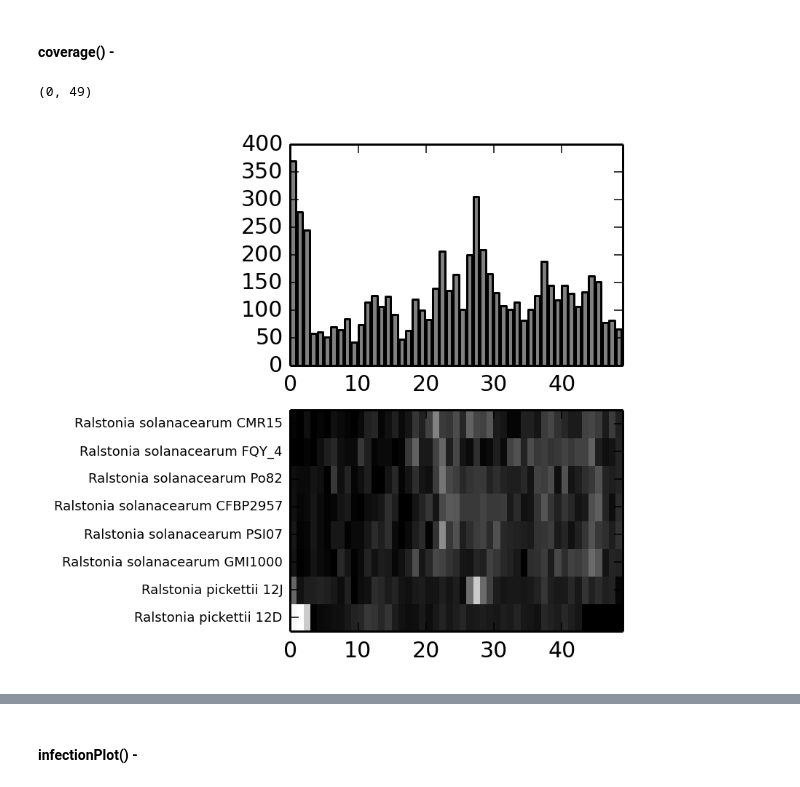
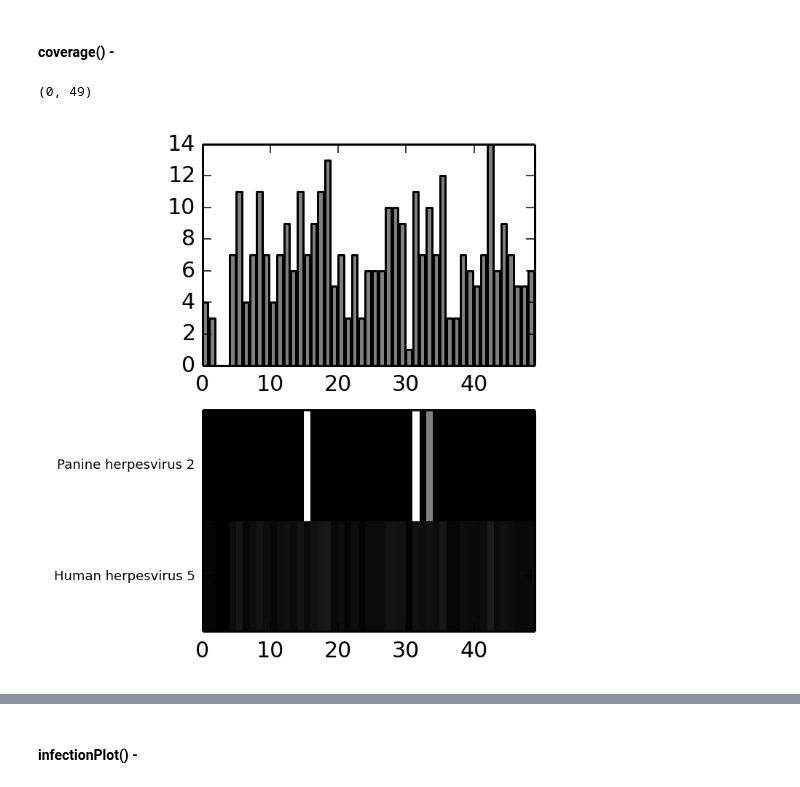
Before and after one commit to lmart999/CS229, a Jupyter notebook: ie_sql.ipynb, the cells around one changed output, grey strips where cells are left out. Cells and saved outputs as stored; diff of their text form; code cells hidden in the pictures.

```diff
--- a/ie_sql.ipynb
+++ b/ie_sql.ipynb
@@ -420,7 +436,7 @@ with_blast.head(5)
 # %% [markdown]
 #### patient_infection() -
 # %%
-patient='L17'
+patient='I6'
 taxID='10358' # 4930, 1743, 48736 110456
 taxID=int(taxID) # *** Change type --- passed as string, but int in dataframes ***
 # %%
@@ -623,8 +647,8 @@ tmp.tail(20)
 # %% [markdown]
 #### coverage() -
 # %%
-patient='L1'
-taxID='48736' # 1743, 48736
+# patient='L1'
+# taxID='48736' # 1743, 48736
 
 # All taxIDs identified under the parent taxID
 tax_table_taxID=sql.read_sql("select tax_id,tax_name,%s "
@@ -673,31 +697,31 @@ for tax_id_toquery in tax_to_gi.index:
     size_all_gis[tax_id_toquery]=gi_sizes.sum(axis=0)[0]
 
 # For each taxID, compute histogram of reads across GIs.
 nbins=50
 binNames=["Bin: %s"%i for i in list(range(nbins)) if i>0]
 df=pd.DataFrame(columns=binNames)
 for k in taxID_store.keys():
     bins=np.linspace(1,np.max(taxID_store[k]),nbins)
     bins=np.linspace(1,size_all_gis[k],nbins)
     hist_vals=np.histogram(taxID_store[k],bins=bins)
     df.loc[k]=hist_vals[0]
 sums=df.sum(axis=1)
 sums.sort(ascending=False)
 df=df.loc[sums.index]
 
 plt.subplot(2,2,1)
 df_vec=df.sum(axis=0)
 ind=np.arange(df_vec.shape[0])
 plt.bar(ind,df_vec,color='grey')
 plt.xlim([0,nbins-1])
 
 plt.subplot(2,2,3)
 df_norm=df.div(df.sum(axis=1),axis=0)
 ind=np.arange(df_norm.shape[0])+0.5
 labels=[getName(taxID) for taxID in df_norm.index]
 plt.pcolormesh(np.array(df_norm),cmap='gray')
 locs,lab=plt.yticks(ind,labels,fontsize=6)
 plt.xlim([0,nbins-1])
 # %% [output]
 (0, 49)
-[figure, old version]
+[figure, new version]
```
Also changed, not shown: parts of 18 cells of this notebook.
